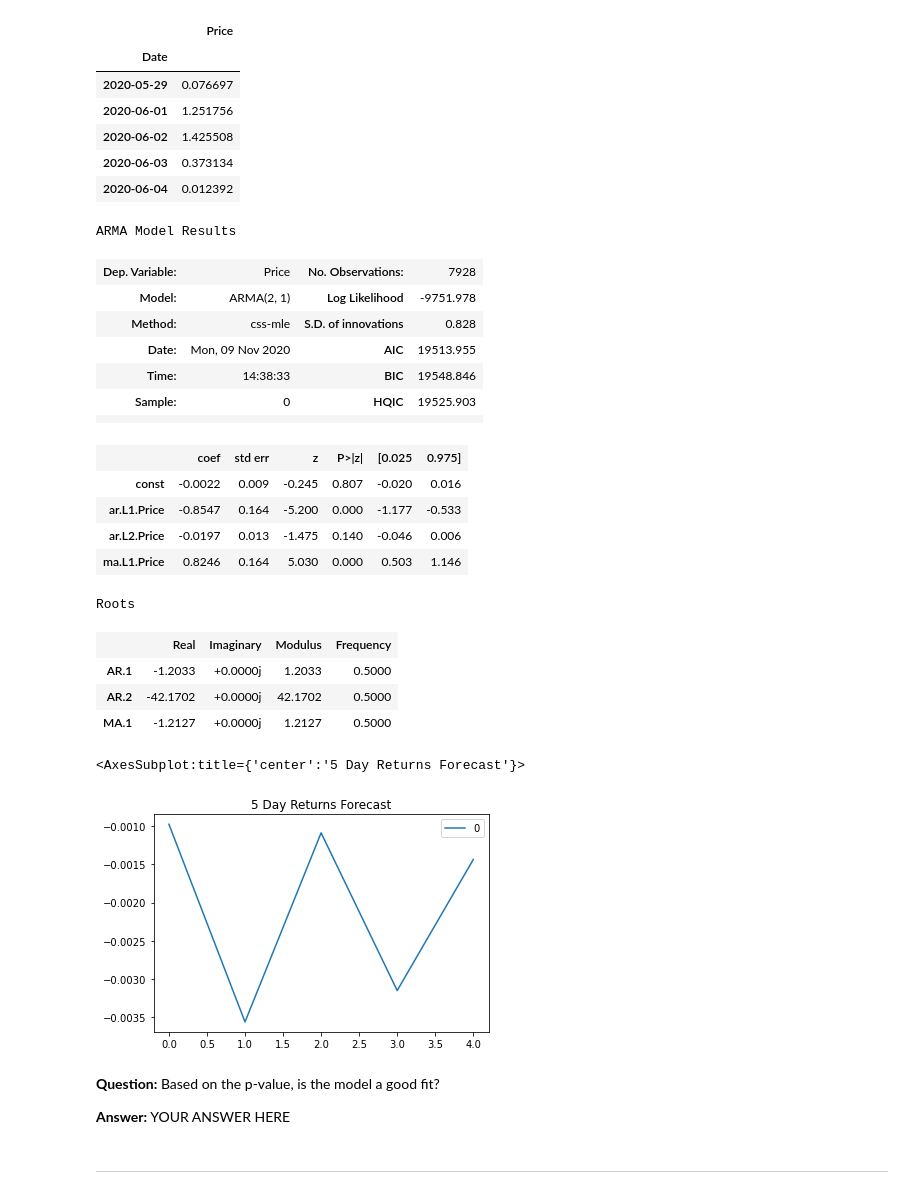
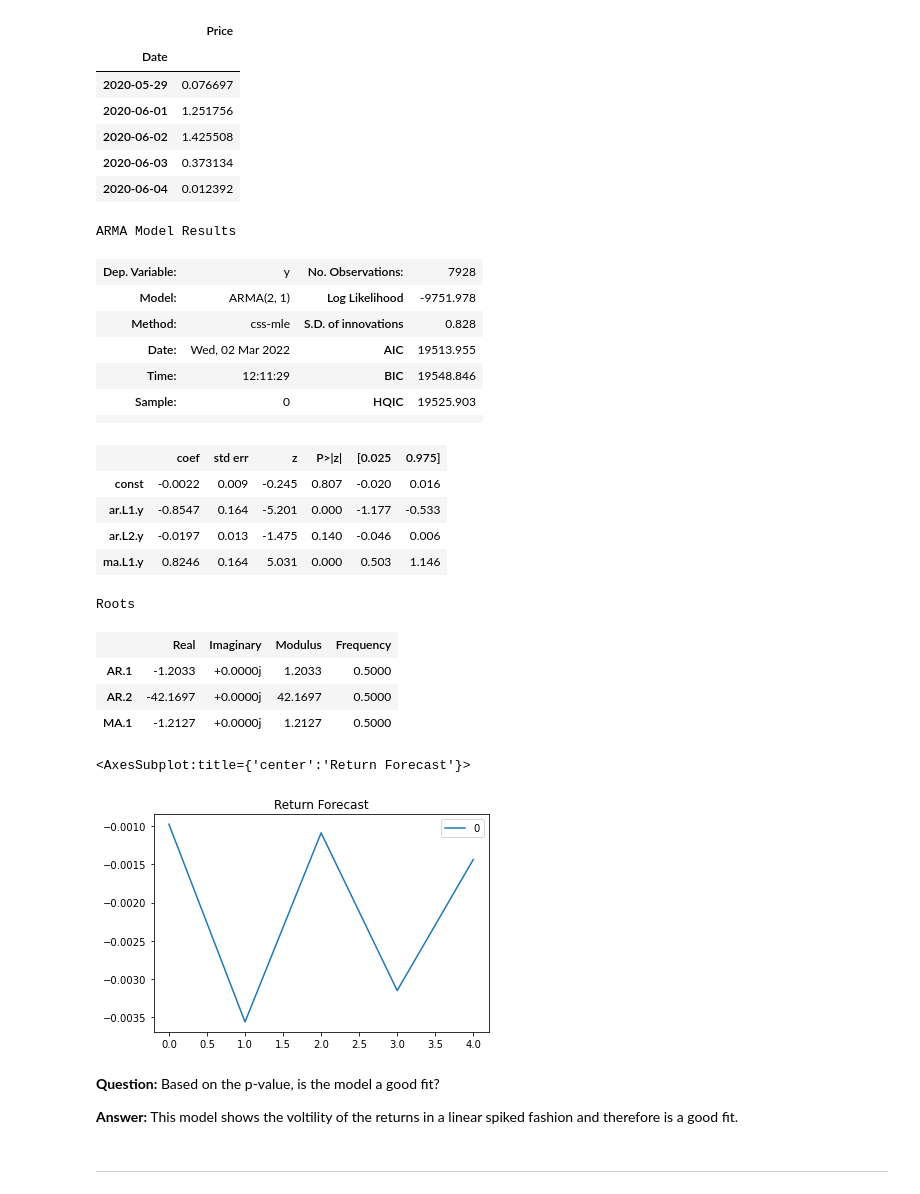
Before and after one commit to muramemory/Fintech-TimeSeries, a Jupyter notebook: Code/time_series_analysis.ipynb, the cells around one changed output. Cells and saved outputs as stored; diff of their text form; code cells hidden in the pictures.

Commit message:
completed time series analysis

```diff
--- a/Code/time_series_analysis.ipynb
+++ b/Code/time_series_analysis.ipynb
@@ -128,47 +128,53 @@ returns.tail()
 | 2020-06-04 | 0.012392 |
 # %%
 import statsmodels.api as sm
-from statsmodels.tsa.arima_model import ARIMA
+from statsmodels.tsa.arima_model import ARMA
 
 # Estimate and ARMA model using statsmodels (use order=(2, 1))
 # YOUR CODE HERE!
 
-model = ARIMA(returns.Price.values, order=(2,1, 1))
+model = ARMA(returns.Price.values, order=(2,1))
 
 # Fit the model and assign it to a variable called results
 # YOUR CODE HERE!
+
+result = model.fit()
 # %%
 # Output model summary results:
 # YOUR CODE HERE!
+
+result.summary()
 # %% [output]
 ARMA Model Results
-| Dep. Variable: | Price | No. Observations: | 7928 |
+| Dep. Variable: | y | No. Observations: | 7928 |
 | Model: | ARMA(2, 1) | Log Likelihood | -9751.978 |
 | Method: | css-mle | S.D. of innovations | 0.828 |
-| Date: | Mon, 09 Nov 2020 | AIC | 19513.955 |
-| Time: | 14:38:33 | BIC | 19548.846 |
+| Date: | Wed, 02 Mar 2022 | AIC | 19513.955 |
+| Time: | 12:11:29 | BIC | 19548.846 |
 | Sample: | 0 | HQIC | 19525.903 |
 |  |  |  |  |
 |  | coef | std err | z | P>|z| | [0.025 | 0.975] |
 | const | -0.0022 | 0.009 | -0.245 | 0.807 | -0.020 | 0.016 |
-| ar.L1.Price | -0.8547 | 0.164 | -5.200 | 0.000 | -1.177 | -0.533 |
-| ar.L2.Price | -0.0197 | 0.013 | -1.475 | 0.140 | -0.046 | 0.006 |
-| ma.L1.Price | 0.8246 | 0.164 | 5.030 | 0.000 | 0.503 | 1.146 |
+| ar.L1.y | -0.8547 | 0.164 | -5.201 | 0.000 | -1.177 | -0.533 |
+| ar.L2.y | -0.0197 | 0.013 | -1.475 | 0.140 | -0.046 | 0.006 |
+| ma.L1.y | 0.8246 | 0.164 | 5.031 | 0.000 | 0.503 | 1.146 |
 Roots
 |  | Real | Imaginary | Modulus | Frequency |
 | AR.1 | -1.2033 | +0.0000j | 1.2033 | 0.5000 |
-| AR.2 | -42.1702 | +0.0000j | 42.1702 | 0.5000 |
+| AR.2 | -42.1697 | +0.0000j | 42.1697 | 0.5000 |
 | MA.1 | -1.2127 | +0.0000j | 1.2127 | 0.5000 |
 # %%
 # Plot the 5 Day Returns Forecast
 # YOUR CODE HERE!
+
+pd.DataFrame(result.forecast(steps=5)[0]).plot(title="Return Forecast")
 # %% [output]
-<AxesSubplot:title={'center':'5 Day Returns Forecast'}>
+<AxesSubplot:title={'center':'Return Forecast'}>
-[figure, old version]
+[figure, new version]
 # %% [markdown]
 **Question:** Based on the p-value, is the model a good fit?
 
-**Answer:** YOUR ANSWER HERE
+**Answer:** This model shows the voltility of the returns in a linear spiked fashion and therefore is a good fit.
 # %% [markdown]
 ---
 # %% [markdown]
```
Also changed, not shown: parts of 13 cells of this notebook.
